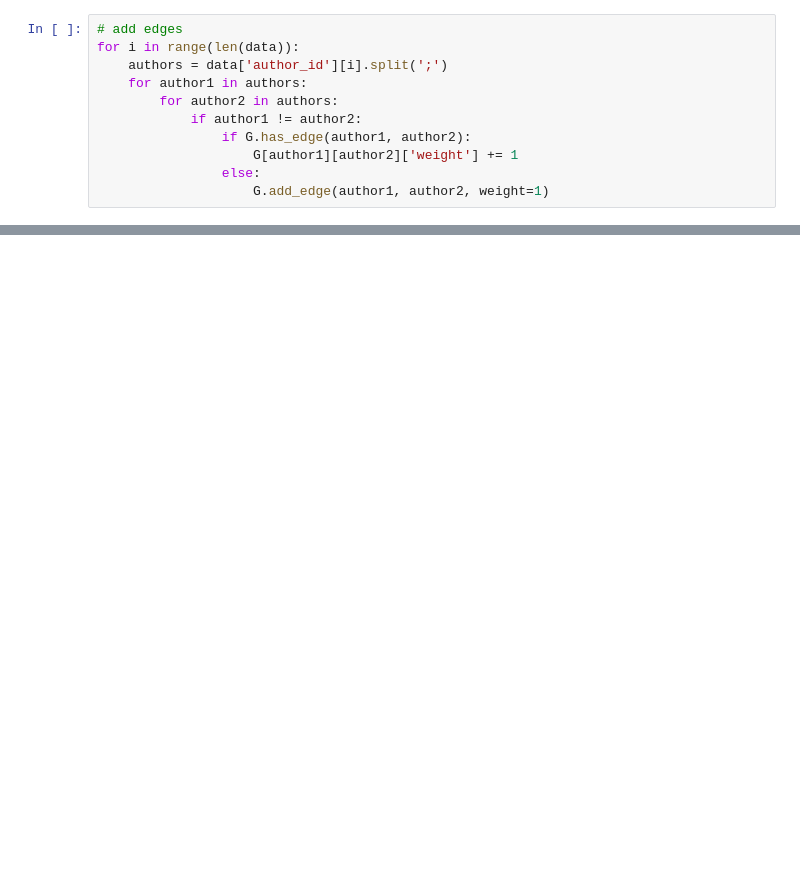
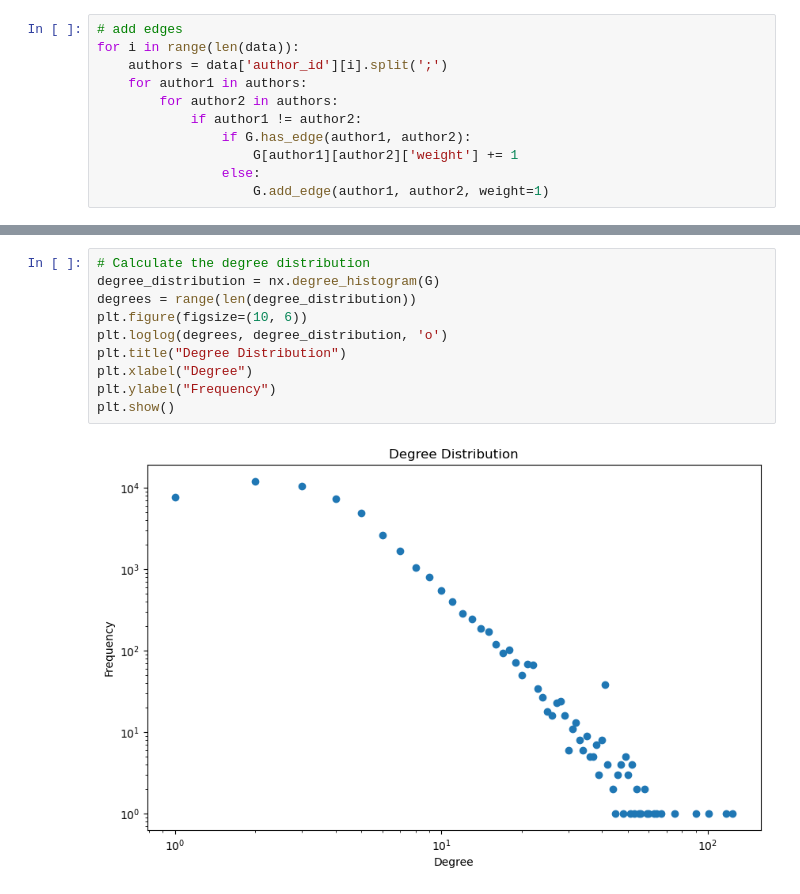
Before and after one commit to shaoyinz/SI608project, a Jupyter notebook: coauthor_graph.ipynb, the cells around one changed output, grey strips where cells are left out. Drawn from its saved outputs; the diff is of its cells as text; blank space fills up the shorter version.

Commit message:
Calculate parameters of the graph and update the visualization using community detection.

```diff
--- a/coauthor_graph.ipynb
+++ b/coauthor_graph.ipynb
@@ -107,0 +142,12 @@ alt_chart
+# %%
+# Calculate the degree distribution
+degree_distribution = nx.degree_histogram(G)
+degrees = range(len(degree_distribution))
+plt.figure(figsize=(10, 6))
+plt.loglog(degrees, degree_distribution, 'o')
+plt.title("Degree Distribution")
+plt.xlabel("Degree")
+plt.ylabel("Frequency")
+plt.show()
+# %% [output]
+[figure, added]
```
Also changed, not shown: parts of 8 cells of this notebook.
